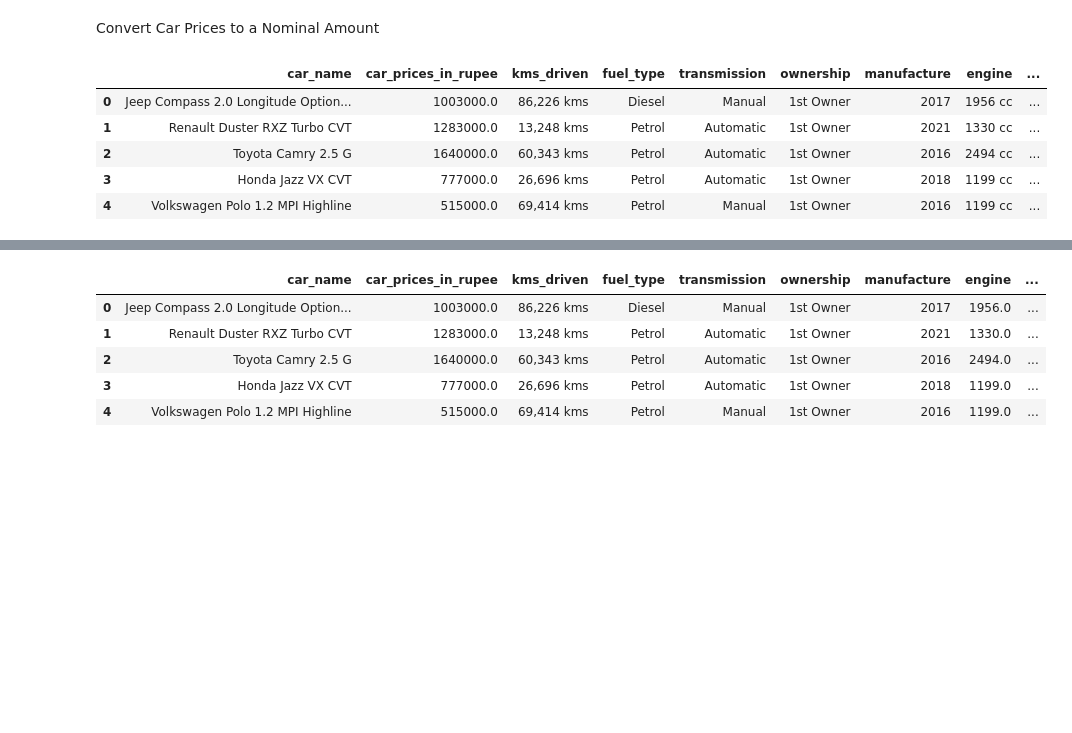
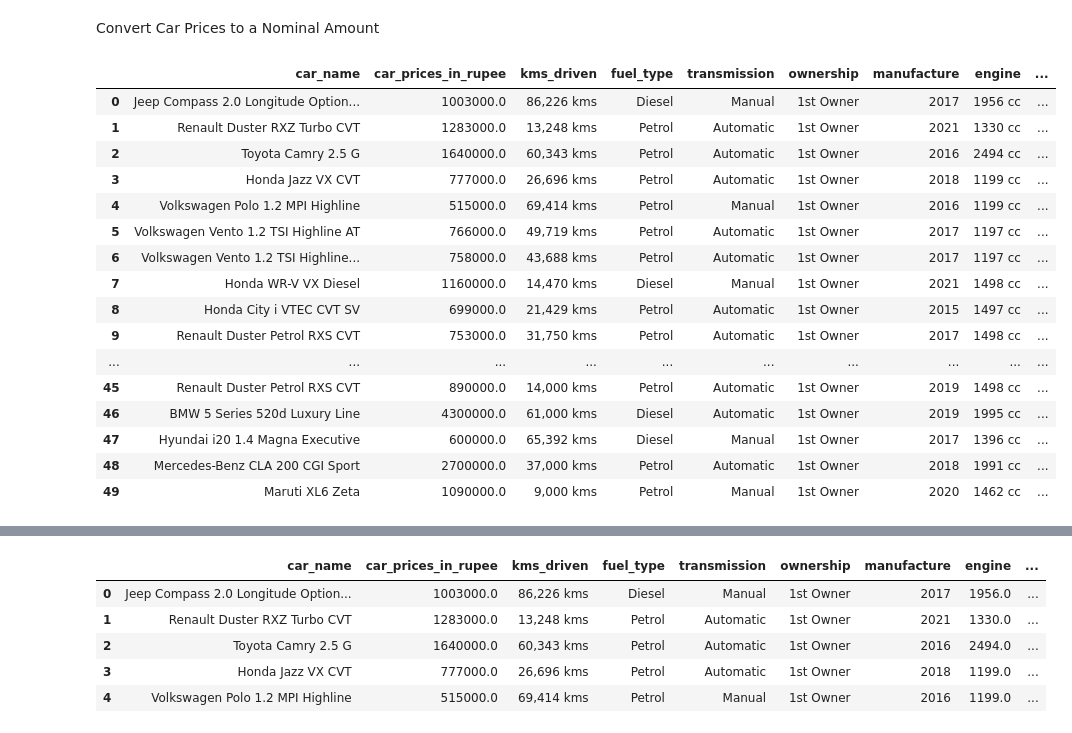
Before and after one commit to monbiote/India_Used_Car_Price_Predictor, a Jupyter notebook: DataCleaning.ipynb, the cells around one changed output, grey strips where cells are left out. Saved outputs shown, nothing was run; the diff lists cells and outputs as text; code cells hidden in the pictures; blank space fills up the shorter version.

```diff
--- a/DataCleaning.ipynb
+++ b/DataCleaning.ipynb
@@ -47,17 +47,30 @@ Convert Car Prices to a Nominal Amount
 # %%
 def convert_price(price_str):
     try:
         num_value = float(price_str.split(" ")[0])
 
         return num_value*100000
     except ValueError:
         return None
+
+
 df['car_prices_in_rupee'] = df['car_prices_in_rupee'].apply(convert_price)
-df.head()
+df.head(50)
 # %% [output]
 |  | car_name | car_prices_in_rupee | kms_driven | fuel_type | transmission | ownership | manufacture | engine | ... |
 | 0 | Jeep Compass 2.0 Longitude Option... | 1003000.0 | 86,226 kms | Diesel | Manual | 1st Owner | 2017 | 1956 cc | ... |
 | 1 | Renault Duster RXZ Turbo CVT | 1283000.0 | 13,248 kms | Petrol | Automatic | 1st Owner | 2021 | 1330 cc | ... |
 | 2 | Toyota Camry 2.5 G | 1640000.0 | 60,343 kms | Petrol | Automatic | 1st Owner | 2016 | 2494 cc | ... |
 | 3 | Honda Jazz VX CVT | 777000.0 | 26,696 kms | Petrol | Automatic | 1st Owner | 2018 | 1199 cc | ... |
 | 4 | Volkswagen Polo 1.2 MPI Highline | 515000.0 | 69,414 kms | Petrol | Manual | 1st Owner | 2016 | 1199 cc | ... |
+| 5 | Volkswagen Vento 1.2 TSI Highline AT | 766000.0 | 49,719 kms | Petrol | Automatic | 1st Owner | 2017 | 1197 cc | ... |
+| 6 | Volkswagen Vento 1.2 TSI Highline... | 758000.0 | 43,688 kms | Petrol | Automatic | 1st Owner | 2017 | 1197 cc | ... |
+| 7 | Honda WR-V VX Diesel | 1160000.0 | 14,470 kms | Diesel | Manual | 1st Owner | 2021 | 1498 cc | ... |
+| 8 | Honda City i VTEC CVT SV | 699000.0 | 21,429 kms | Petrol | Automatic | 1st Owner | 2015 | 1497 cc | ... |
+| 9 | Renault Duster Petrol RXS CVT | 753000.0 | 31,750 kms | Petrol | Automatic | 1st Owner | 2017 | 1498 cc | ... |
+| ... | ... | ... | ... | ... | ... | ... | ... | ... | ... |
+| 45 | Renault Duster Petrol RXS CVT | 890000.0 | 14,000 kms | Petrol | Automatic | 1st Owner | 2019 | 1498 cc | ... |
+| 46 | BMW 5 Series 520d Luxury Line | 4300000.0 | 61,000 kms | Diesel | Automatic | 1st Owner | 2019 | 1995 cc | ... |
+| 47 | Hyundai i20 1.4 Magna Executive | 600000.0 | 65,392 kms | Diesel | Manual | 1st Owner | 2017 | 1396 cc | ... |
+| 48 | Mercedes-Benz CLA 200 CGI Sport | 2700000.0 | 37,000 kms | Petrol | Automatic | 1st Owner | 2018 | 1991 cc | ... |
+| 49 | Maruti XL6 Zeta | 1090000.0 | 9,000 kms | Petrol | Manual | 1st Owner | 2020 | 1462 cc | ... |
```
Also changed, not shown: parts of 6 cells of this notebook, 3 other files.
